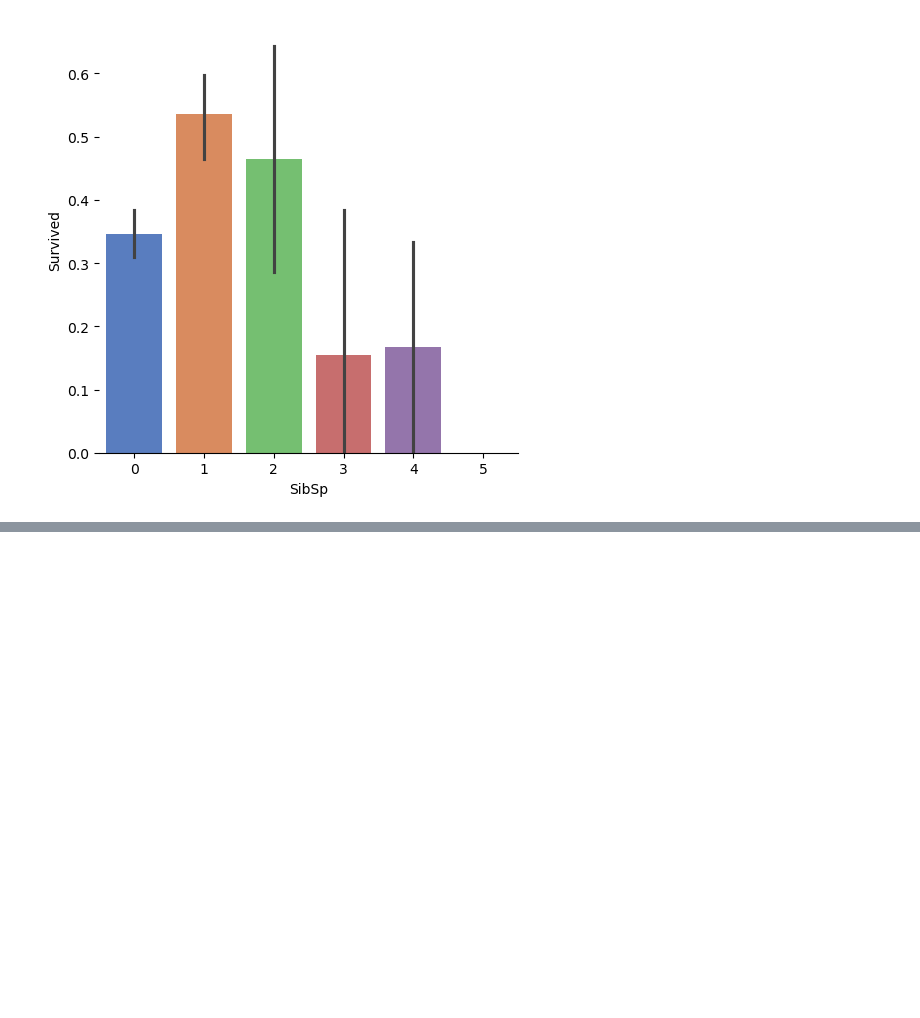
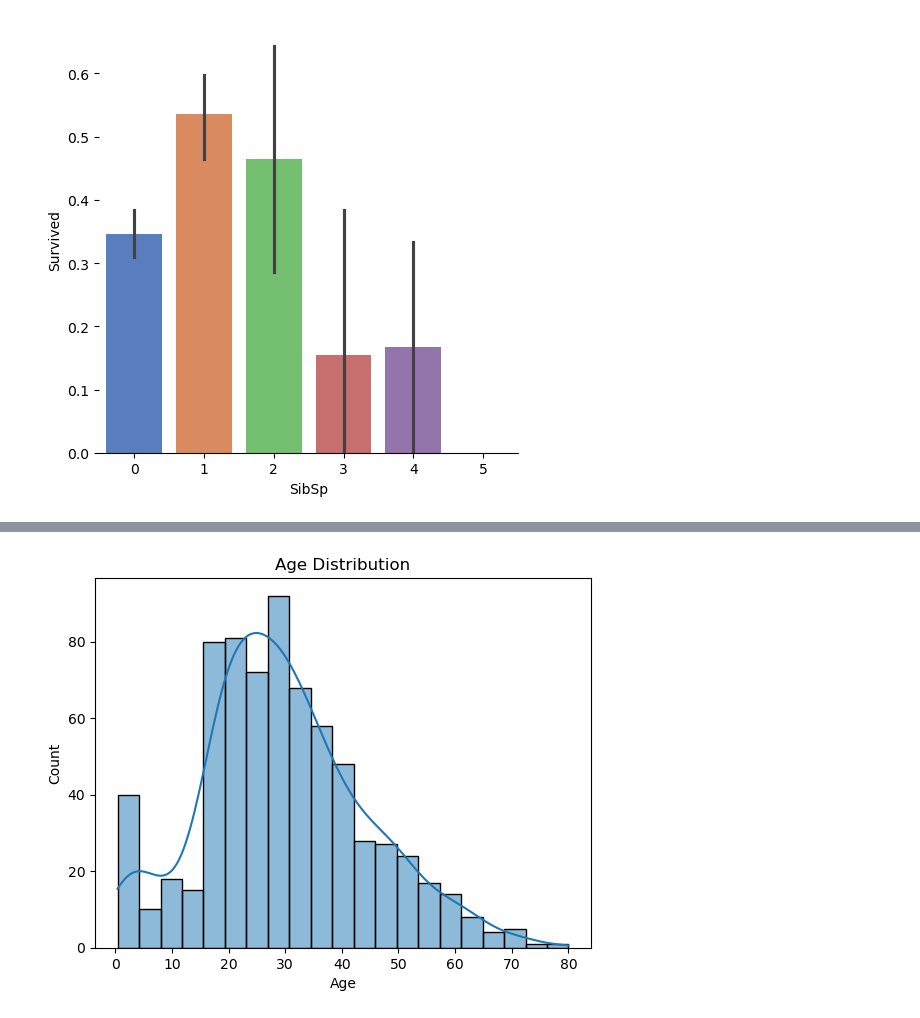
Before and after one commit to manishbhatia7/kaggle, a Jupyter notebook: input/titanic/notebook.ipynb, the cells around one changed output, grey strips where cells are left out. Saved outputs shown, nothing was run; the diff lists cells and outputs as text; code cells hidden in the pictures; blank space fills up the shorter version.

```diff
--- a/input/titanic/notebook.ipynb
+++ b/input/titanic/notebook.ipynb
@@ -158,0 +165,6 @@ plt.show()
+# %%
+g=sns.histplot(x='Age',data=train_df,kde=True)
+g.set_title('Age Distribution')
+plt.show()
+# %% [output]
+[figure, added]
```
Also changed, not shown: parts of 1 cell of this notebook.
